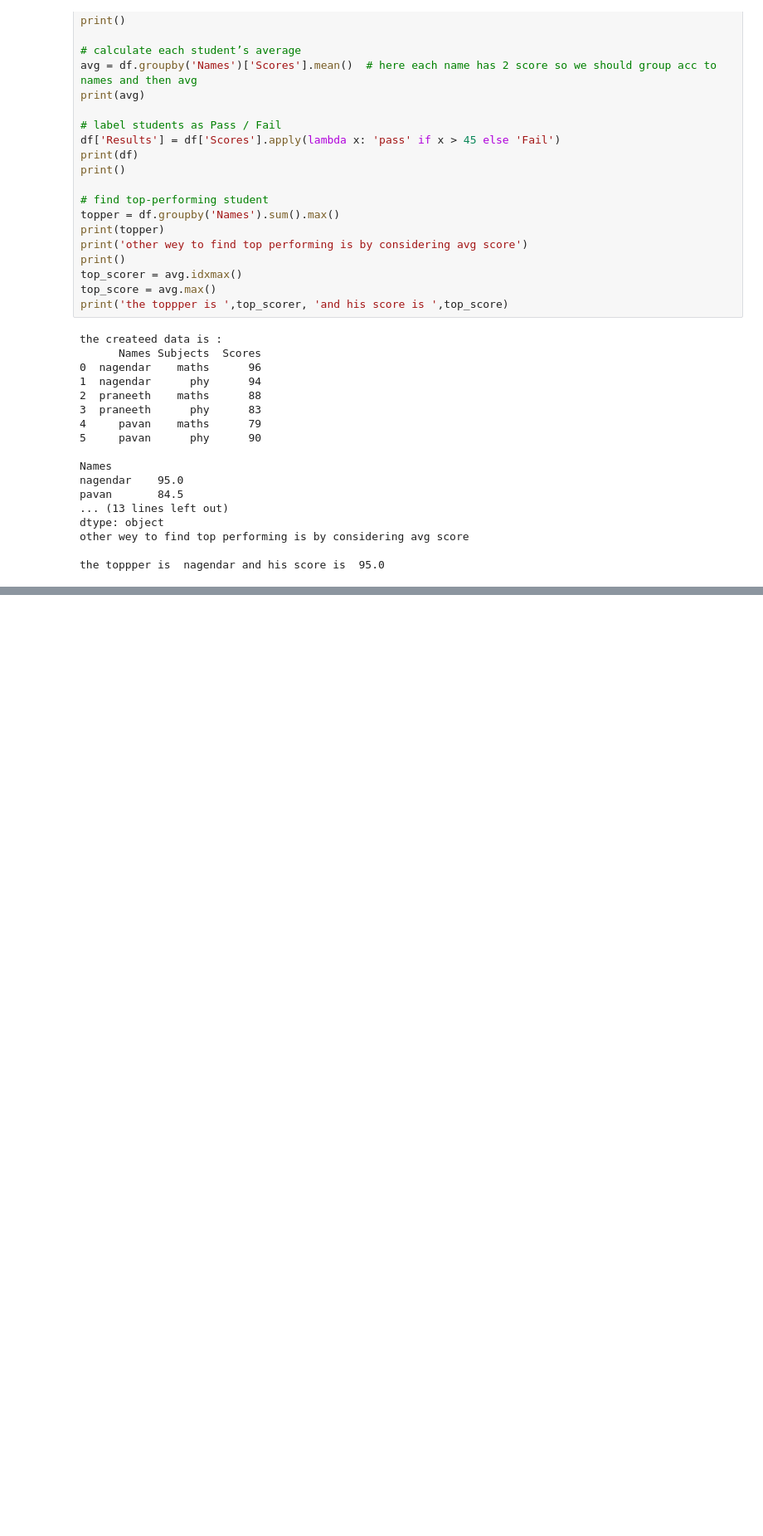
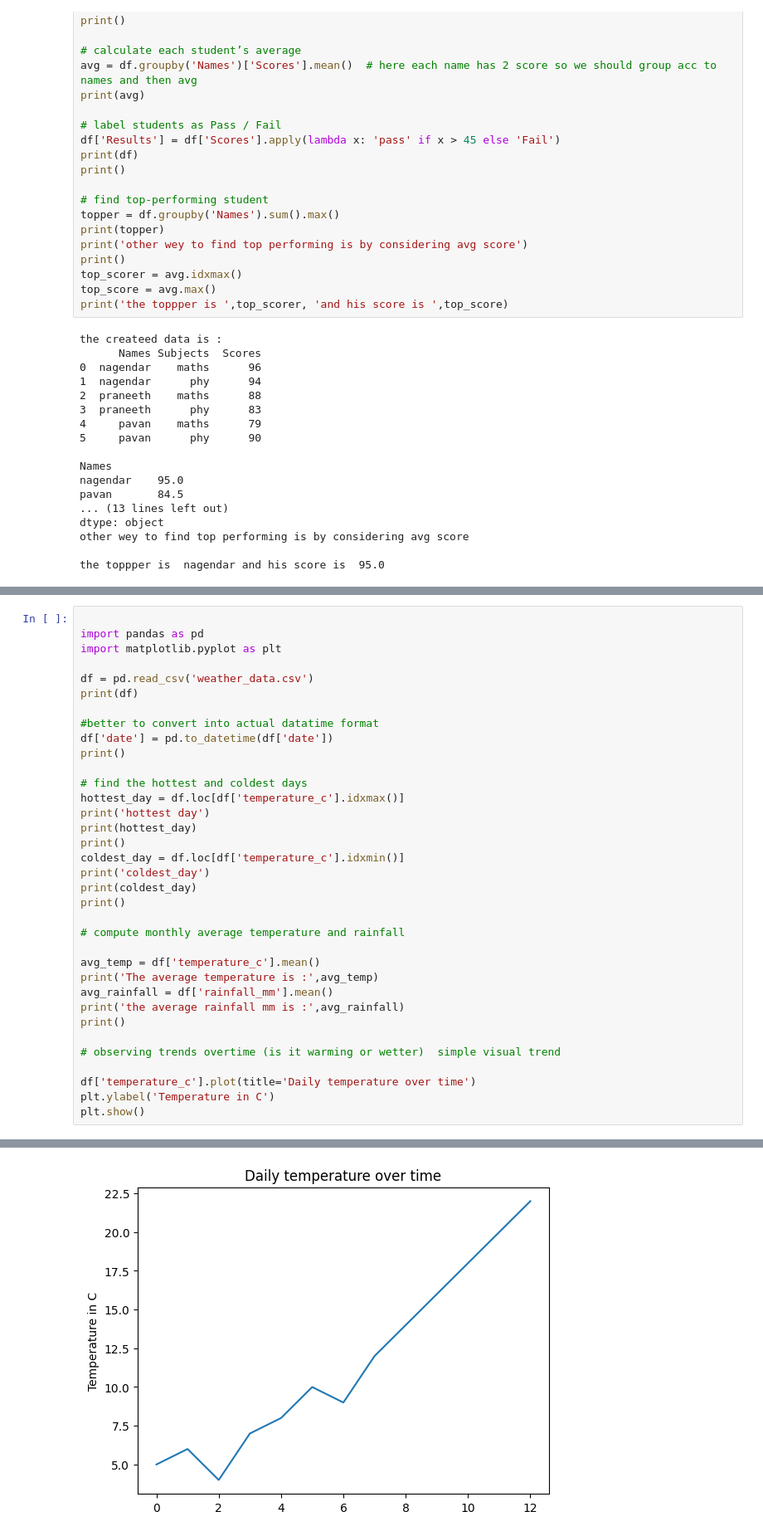
Before and after one commit to Nagendar23/Python-Libraries, a Jupyter notebook: Pandas_projects.ipynb, the cells around one changed output, grey strips where cells are left out. Shown at 83% size. Drawn from its saved outputs; the diff is of its cells as text; blank space fills up the shorter version.

Commit message:
completed some basic projects on Pandas ( Done with Pandas )

```diff
--- a/Pandas_projects.ipynb
+++ b/Pandas_projects.ipynb
@@ -122,0 +145,36 @@ the toppper is  nagendar and his score is  95.0
+# %%
+
+import pandas as pd
+import matplotlib.pyplot as plt
+
+df = pd.read_csv('weather_data.csv')
+print(df)
+
+#better to convert into actual datatime format
+df['date'] = pd.to_datetime(df['date'])
+print()
+
+# find the hottest and coldest days
+hottest_day = df.loc[df['temperature_c'].idxmax()]
+print('hottest day')
+print(hottest_day)
+print()
+coldest_day = df.loc[df['temperature_c'].idxmin()]
+print('coldest_day')
+print(coldest_day)
+print()
+
+# compute monthly average temperature and rainfall
+
+avg_temp = df['temperature_c'].mean()
+print('The average temperature is :',avg_temp)
+avg_rainfall = df['rainfall_mm'].mean()
+print('the average rainfall mm is :',avg_rainfall)
+print()
+
+# observing trends overtime (is it warming or wetter)  simple visual trend
+
+df['temperature_c'].plot(title='Daily temperature over time')
+plt.ylabel('Temperature in C')
+plt.show()
+# %% [output]
@@ -122,0 +198 @@ the toppper is  nagendar and his score is  95.0
+[figure, added]
```
Also changed, not shown: parts of 14 cells of this notebook, 4 other files.
